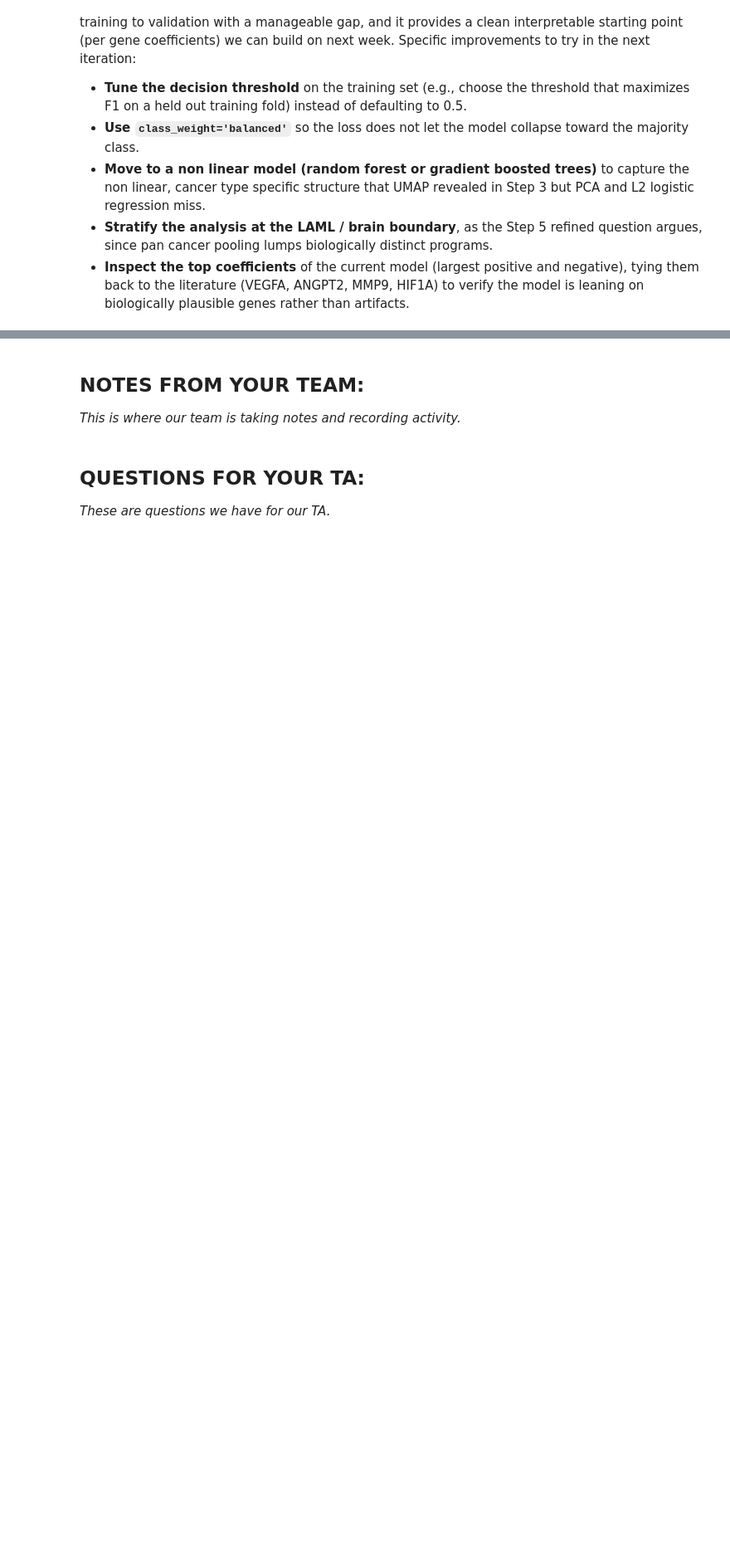
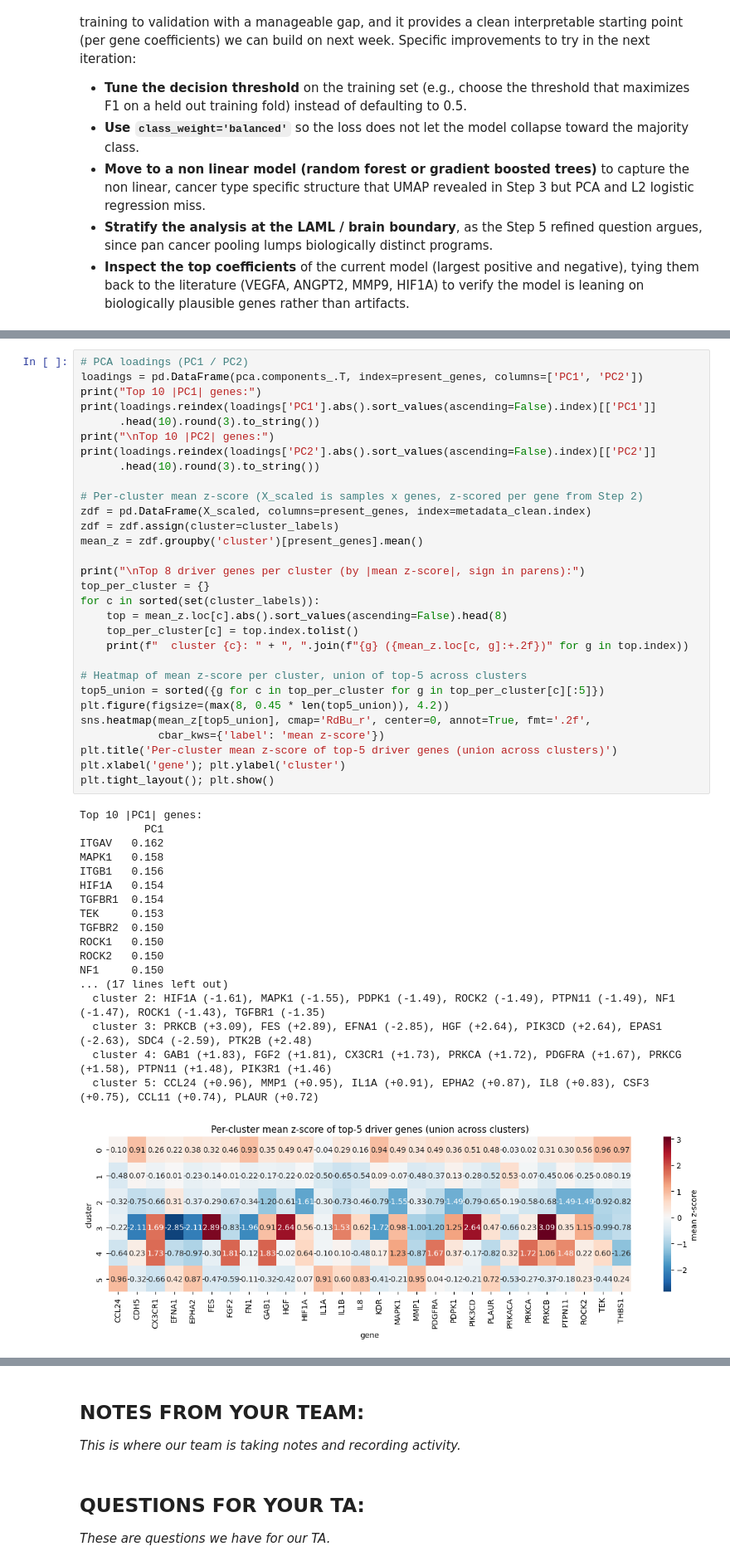
Before and after one commit to aryanmhaskar/Module-4-Cancer, a Jupyter notebook: code/Module 4 Template.ipynb, the cells around one changed output, grey strips where cells are left out. Shown at 83% size. Saved outputs shown, nothing was run; the diff lists cells and outputs as text; blank space fills up the shorter version.

```diff
--- a/code/Module 4 Template.ipynb
+++ b/code/Module 4 Template.ipynb
@@ -721,0 +1041,49 @@ true: WITH TUMOR               209               150
+# %%
+# PCA loadings (PC1 / PC2)
+loadings = pd.DataFrame(pca.components_.T, index=present_genes, columns=['PC1', 'PC2'])
+print("Top 10 |PC1| genes:")
+print(loadings.reindex(loadings['PC1'].abs().sort_values(ascending=False).index)[['PC1']]
+      .head(10).round(3).to_string())
+print("\nTop 10 |PC2| genes:")
+print(loadings.reindex(loadings['PC2'].abs().sort_values(ascending=False).index)[['PC2']]
+      .head(10).round(3).to_string())
+
+# Per-cluster mean z-score (X_scaled is samples x genes, z-scored per gene from Step 2)
+zdf = pd.DataFrame(X_scaled, columns=present_genes, index=metadata_clean.index)
+zdf = zdf.assign(cluster=cluster_labels)
+mean_z = zdf.groupby('cluster')[present_genes].mean()
+
+print("\nTop 8 driver genes per cluster (by |mean z-score|, sign in parens):")
+top_per_cluster = {}
+for c in sorted(set(cluster_labels)):
+    top = mean_z.loc[c].abs().sort_values(ascending=False).head(8)
+    top_per_cluster[c] = top.index.tolist()
+    print(f"  cluster {c}: " + ", ".join(f"{g} ({mean_z.loc[c, g]:+.2f})" for g in top.index))
+
+# Heatmap of mean z-score per cluster, union of top-5 across clusters
+top5_union = sorted({g for c in top_per_cluster for g in top_per_cluster[c][:5]})
+plt.figure(figsize=(max(8, 0.45 * len(top5_union)), 4.2))
+sns.heatmap(mean_z[top5_union], cmap='RdBu_r', center=0, annot=True, fmt='.2f',
+            cbar_kws={'label': 'mean z-score'})
+plt.title('Per-cluster mean z-score of top-5 driver genes (union across clusters)')
+plt.xlabel('gene'); plt.ylabel('cluster')
+plt.tight_layout(); plt.show()
+# %% [output]
+Top 10 |PC1| genes:
+          PC1
+ITGAV   0.162
+MAPK1   0.158
+ITGB1   0.156
+HIF1A   0.154
+TGFBR1  0.154
+TEK     0.153
+TGFBR2  0.150
+ROCK1   0.150
+ROCK2   0.150
+NF1     0.150
+... (17 lines left out)
+  cluster 2: HIF1A (-1.61), MAPK1 (-1.55), PDPK1 (-1.49), ROCK2 (-1.49), PTPN11 (-1.49), NF1 (-1.47), ROCK1 (-1.43), TGFBR1 (-1.35)
+  cluster 3: PRKCB (+3.09), FES (+2.89), EFNA1 (-2.85), HGF (+2.64), PIK3CD (+2.64), EPAS1 (-2.63), SDC4 (-2.59), PTK2B (+2.48)
+  cluster 4: GAB1 (+1.83), FGF2 (+1.81), CX3CR1 (+1.73), PRKCA (+1.72), PDGFRA (+1.67), PRKCG (+1.58), PTPN11 (+1.48), PIK3R1 (+1.46)
+  cluster 5: CCL24 (+0.96), MMP1 (+0.95), IL1A (+0.91), EPHA2 (+0.87), IL8 (+0.83), CSF3 (+0.75), CCL11 (+0.74), PLAUR (+0.72)
+[figure, added]
```
Also changed, not shown: parts of 23 cells of this notebook, 1 other file.
